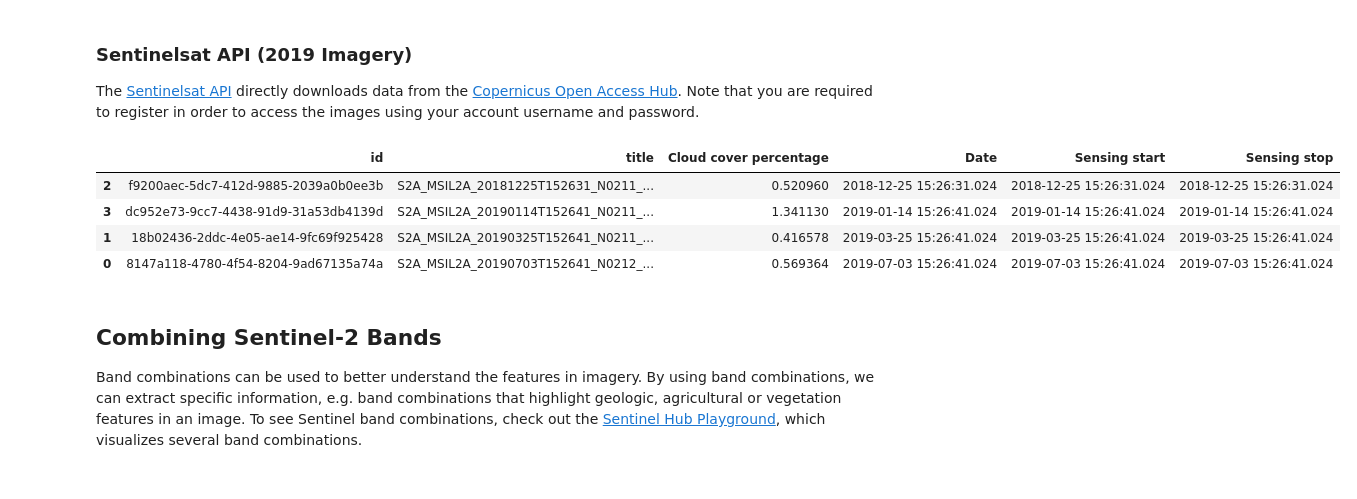
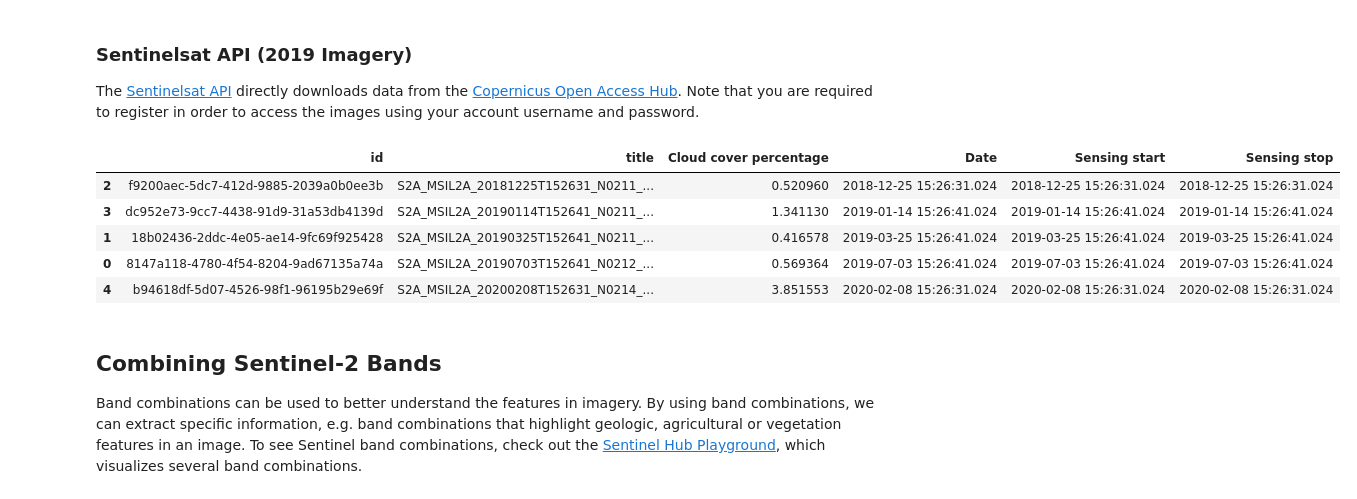
Before and after one commit to thinkingmachines/geoai-immap, a Jupyter notebook: notebooks/01_Data_Download.ipynb, the cells around one changed output. Saved outputs shown, nothing was run; the diff lists cells and outputs as text; code cells hidden in the pictures.

```diff
--- a/notebooks/01_Data_Download.ipynb
+++ b/notebooks/01_Data_Download.ipynb
@@ -166,26 +168,28 @@ The [Sentinelsat API](https://sentinelsat.readthedocs.io/en/stable/api.html) dir
 # %%
 from sentinelsat.sentinel import SentinelAPI
 from datetime import date
 
 api = SentinelAPI('<username>', '<password>', 'https://scihub.copernicus.eu/dhus')
 
 product_ids = [
     '8147a118-4780-4f54-8204-9ad67135a74a',
     '18b02436-2ddc-4e05-ae14-9fc69f925428',
     'f9200aec-5dc7-412d-9885-2039a0b0ee3b',
-    'dc952e73-9cc7-4438-91d9-31a53db4139d'
+    'dc952e73-9cc7-4438-91d9-31a53db4139d',
+    'b94618df-5d07-4526-98f1-96195b29e69f'
 ]
 products = []
 for product_id in product_ids:
     products.append(api.get_product_odata(product_id, full=True))
 products = pd.DataFrame(products)
 products[['id', 'title', 'Cloud cover percentage', 'Date', 'Sensing start', 'Sensing stop']].sort_values('Date').head()
 # %% [output]
 |  | id | title | Cloud cover percentage | Date | Sensing start | Sensing stop |
 | 2 | f9200aec-5dc7-412d-9885-2039a0b0ee3b | S2A_MSIL2A_20181225T152631_N0211_... | 0.520960 | 2018-12-25 15:26:31.024 | 2018-12-25 15:26:31.024 | 2018-12-25 15:26:31.024 |
 | 3 | dc952e73-9cc7-4438-91d9-31a53db4139d | S2A_MSIL2A_20190114T152641_N0211_... | 1.341130 | 2019-01-14 15:26:41.024 | 2019-01-14 15:26:41.024 | 2019-01-14 15:26:41.024 |
 | 1 | 18b02436-2ddc-4e05-ae14-9fc69f925428 | S2A_MSIL2A_20190325T152641_N0211_... | 0.416578 | 2019-03-25 15:26:41.024 | 2019-03-25 15:26:41.024 | 2019-03-25 15:26:41.024 |
 | 0 | 8147a118-4780-4f54-8204-9ad67135a74a | S2A_MSIL2A_20190703T152641_N0212_... | 0.569364 | 2019-07-03 15:26:41.024 | 2019-07-03 15:26:41.024 | 2019-07-03 15:26:41.024 |
+| 4 | b94618df-5d07-4526-98f1-96195b29e69f | S2A_MSIL2A_20200208T152631_N0214_... | 3.851553 | 2020-02-08 15:26:31.024 | 2020-02-08 15:26:31.024 | 2020-02-08 15:26:31.024 |
 # %%
 for product_id in product_ids:
     api.download(product_id, directory_path=sentinel_dir);
```
Also changed, not shown: parts of 4 cells of this notebook.
